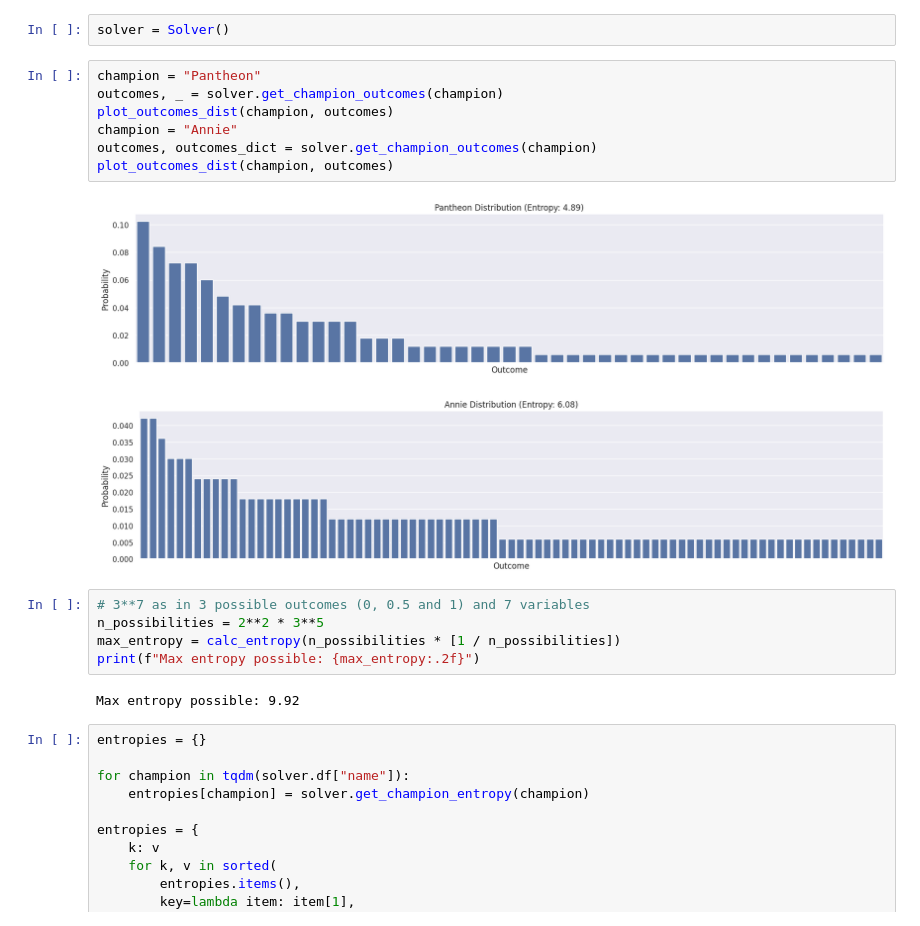
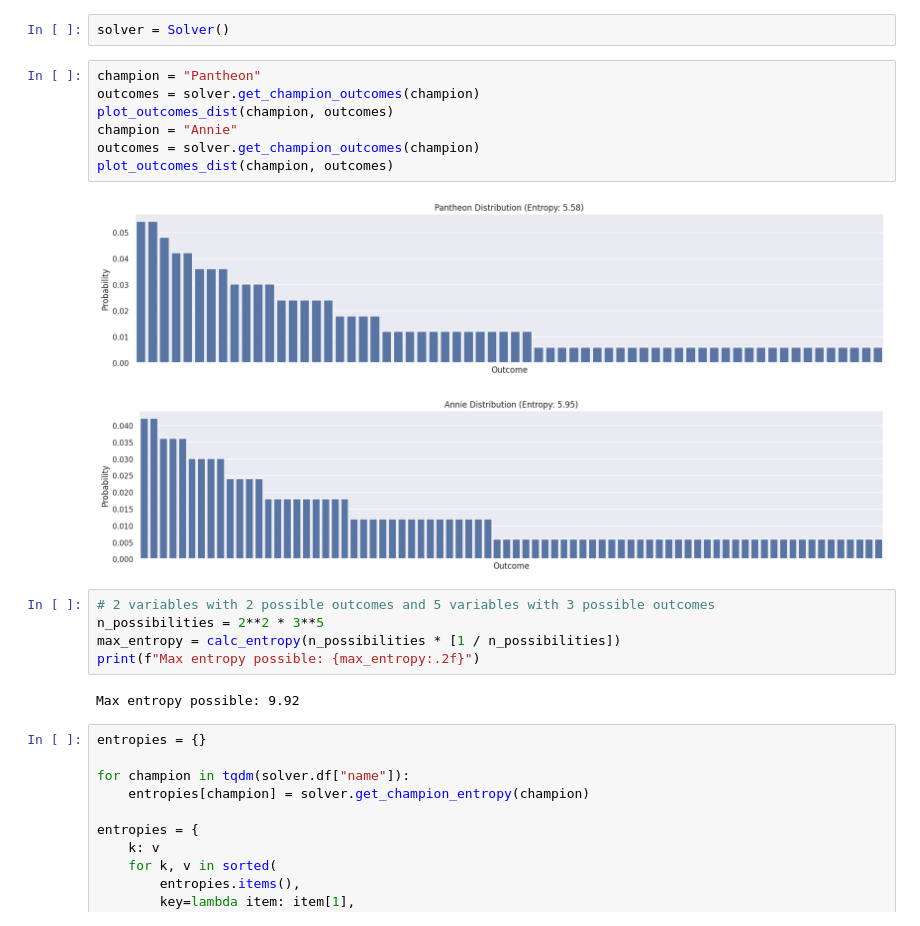
Before and after one commit to victorsevero/loldle-solver, a Jupyter notebook: notebooks/first_guess_v2.ipynb, the cells around one changed output. Drawn from its saved outputs; the diff is of its cells as text.

Commit message:
vectorize match outcomes

```diff
--- a/notebooks/first_guess_v2.ipynb
+++ b/notebooks/first_guess_v2.ipynb
@@ -31,16 +31,16 @@ def plot_outcomes_dist(champion, outcomes):
 solver = Solver()
 # %%
 champion = "Pantheon"
-outcomes, _ = solver.get_champion_outcomes(champion)
+outcomes = solver.get_champion_outcomes(champion)
 plot_outcomes_dist(champion, outcomes)
 champion = "Annie"
-outcomes, outcomes_dict = solver.get_champion_outcomes(champion)
+outcomes = solver.get_champion_outcomes(champion)
 plot_outcomes_dist(champion, outcomes)
 # %% [output]
-[figure, old version]
+[figure, new version]
-[figure, old version]
+[figure, new version]
 # %%
-# 3**7 as in 3 possible outcomes (0, 0.5 and 1) and 7 variables
+# 2 variables with 2 possible outcomes and 5 variables with 3 possible outcomes
 n_possibilities = 2**2 * 3**5
 max_entropy = calc_entropy(n_possibilities * [1 / n_possibilities])
 print(f"Max entropy possible: {max_entropy:.2f}")
```
Also changed, not shown: parts of 3 cells of this notebook, 3 other files.
